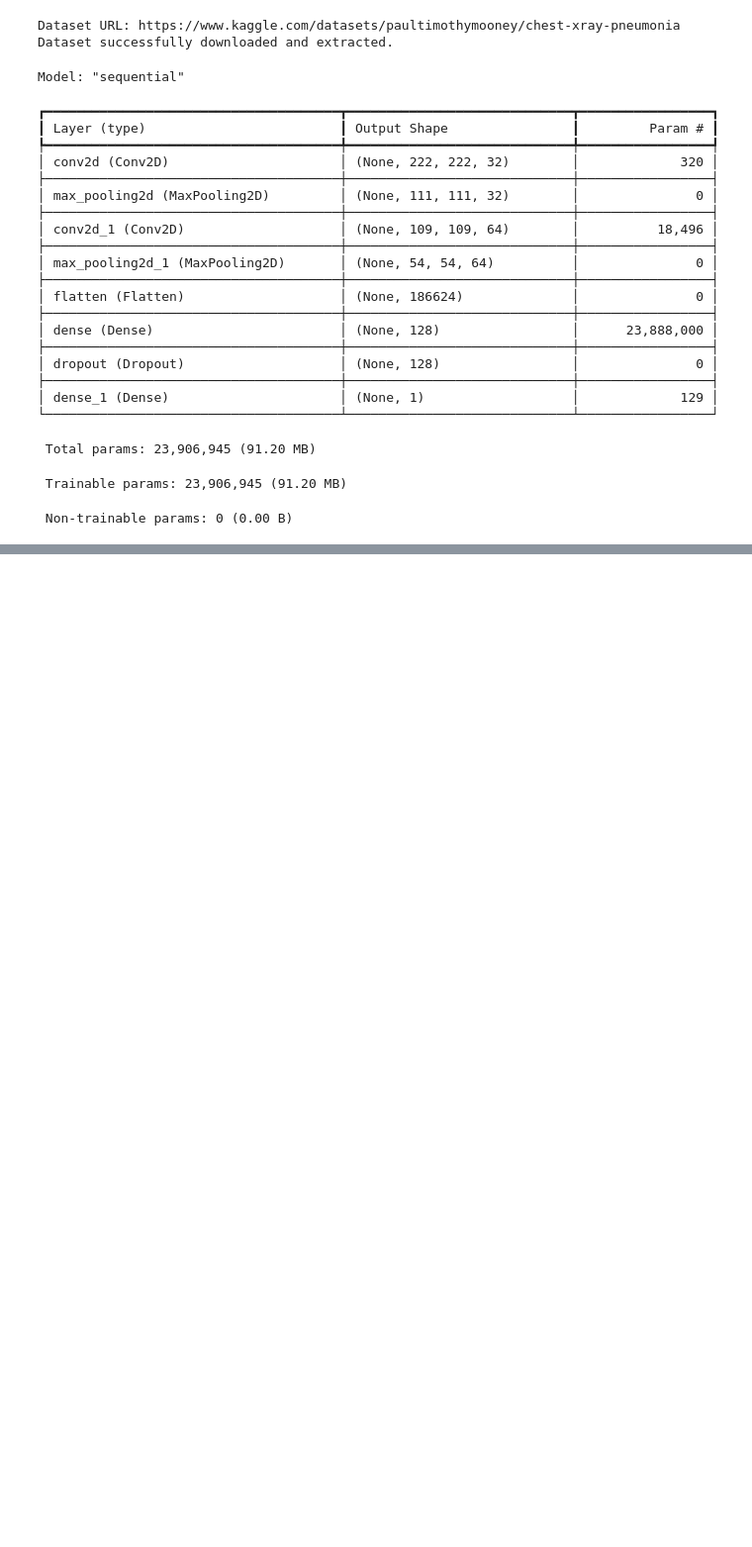
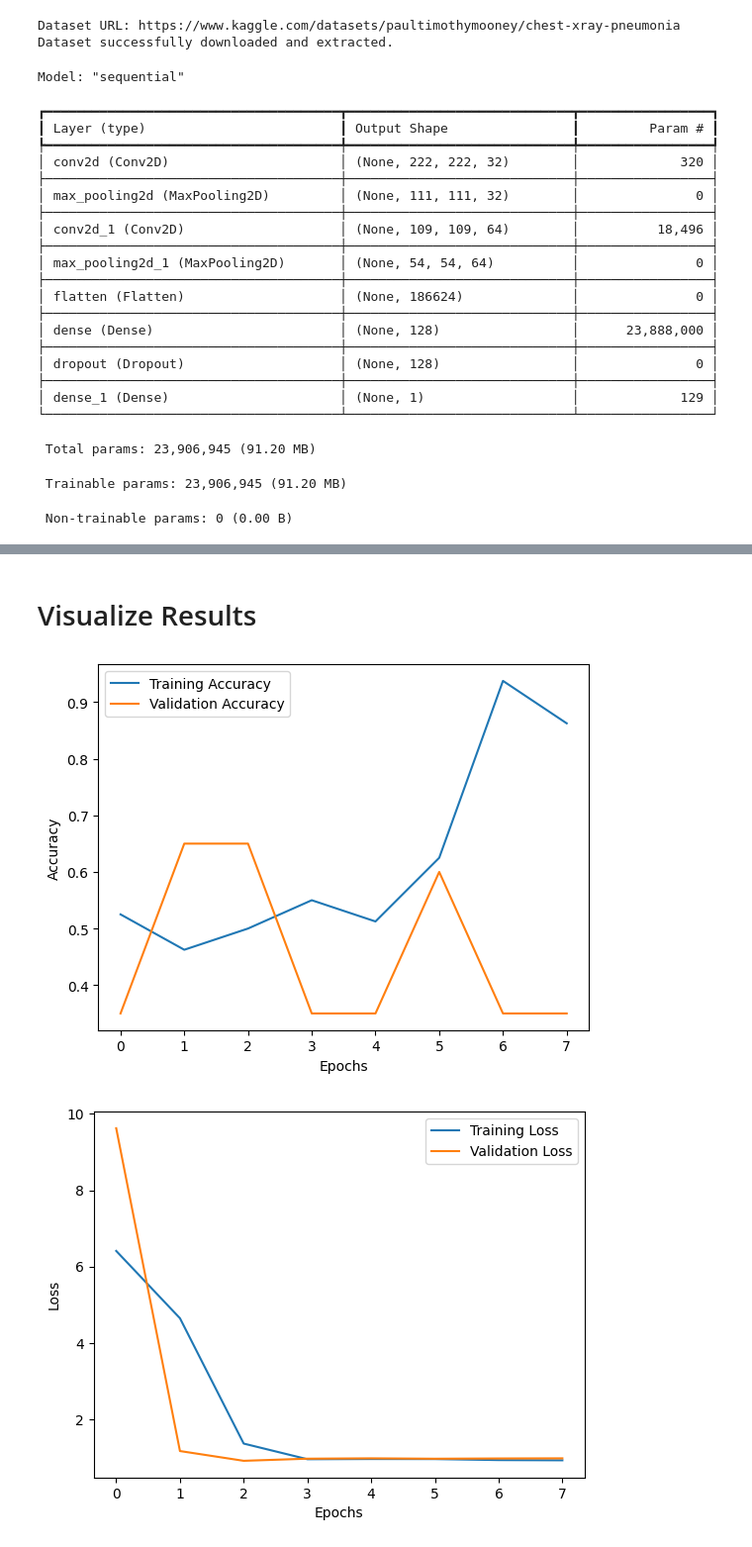
Before and after one commit to hhaammXxaa/CS475_TP, a Jupyter notebook: medical-image-classifier.ipynb, the cells around one changed output, grey strips where cells are left out. Shown at 99% size. Drawn from its saved outputs; the diff is of its cells as text; code cells hidden in the pictures; blank space fills up the shorter version.

```diff
--- a/medical-image-classifier.ipynb
+++ b/medical-image-classifier.ipynb
@@ -195,0 +352,17 @@ F1 Score: 0.56
+# %%
+from tensorflow.keras.callbacks import EarlyStopping, ReduceLROnPlateau
+
+# Early stopping to prevent overfitting
+early_stopping = EarlyStopping(monitor='val_loss', patience=5, restore_best_weights=True)
+
+# Reduce learning rate on plateau
+lr_scheduler = ReduceLROnPlateau(monitor='val_loss', factor=0.2, patience=3, min_lr=0.0001)
+
+# Train with callbacks
+history = optimized_cnn_model.fit(
+    X_train, y_train,
+    validation_split=0.2,
+    epochs=50,
+    batch_size=32,
+    callbacks=[early_stopping, lr_scheduler]
+)
@@ -195,0 +386,23 @@ F1 Score: 0.56
+# %% [markdown]
+# Visualize Results
+# %%
+import matplotlib.pyplot as plt
+
+# Plot accuracy
+plt.plot(history.history['accuracy'], label='Training Accuracy')
+plt.plot(history.history['val_accuracy'], label='Validation Accuracy')
+plt.xlabel('Epochs')
+plt.ylabel('Accuracy')
+plt.legend()
+plt.show()
+
+# Plot loss
+plt.plot(history.history['loss'], label='Training Loss')
+plt.plot(history.history['val_loss'], label='Validation Loss')
+plt.xlabel('Epochs')
+plt.ylabel('Loss')
+plt.legend()
+plt.show()
+# %% [output]
+[figure, added]
+[figure, added]
```
Also changed, not shown: parts of 11 cells of this notebook.
